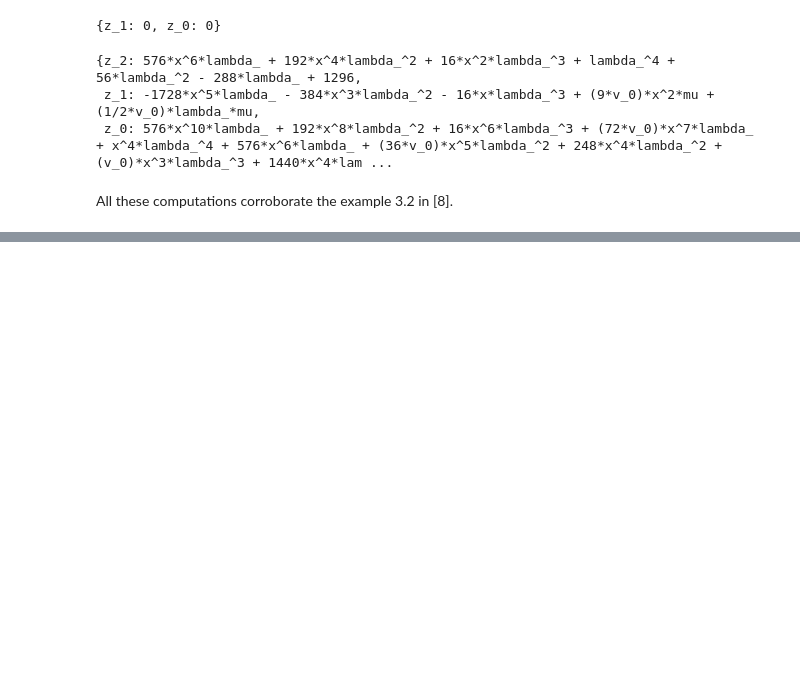
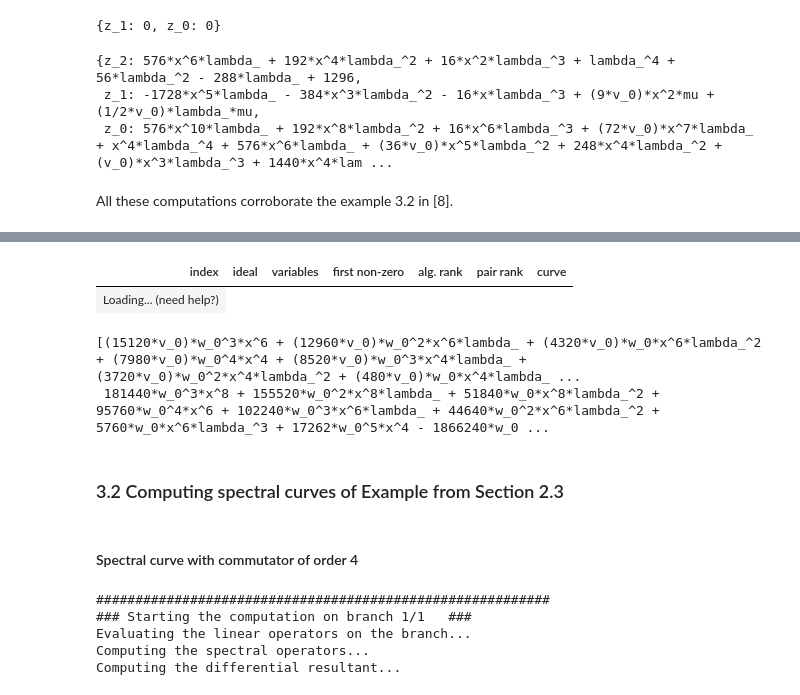
Before and after one commit to Antonio-JP/dalgebra, a Jupyter notebook: notebooks/non-trivial-commutators.ipynb, the cells around one changed output, grey strips where cells are left out. Saved outputs shown, nothing was run; the diff lists cells and outputs as text; code cells hidden in the pictures; blank space fills up the shorter version.

Commit message:
Partially implemented example from new reference   - Requires check why spectral_curves is not working in this example

```diff
--- a/notebooks/non-trivial-commutators.ipynb
+++ b/notebooks/non-trivial-commutators.ipynb
@@ -227,0 +227,7 @@ Finally, we would need to compute the subresultants to compute the GCD of the tw
+# %%
+B.<h,x> = QQ[]
+BD = DifferentialRing(B, lambda p : diff(p, x))
+R.<z> = DifferentialPolynomialRing(BD)
+
+L = z[3] - 6/x^2 * z[1] + (12/ x^3 + h)*z[0]
+U = [L.coefficient(z[i]).coefficients()[0] for i in range(L.order()-1)]; dict(enumerate(U))
@@ -380,0 +457,2 @@ op1 = L-l*w[0]; op2 = tP3 - m*w[0]; op3 = tP5 - m*w[0]
+# %%
+final_output_8 = spectral_curve_by_branch(L_8, P_8, output_8)
@@ -380,0 +469,22 @@ op1 = L-l*w[0]; op2 = tP3 - m*w[0]; op3 = tP5 - m*w[0]
+# %%
+table_spectral_curve(output_8, final_output_8)
+# %% [output]
+| index | ideal | variables | first non-zero | alg. rank | pair rank | curve |
+| Loading... (need help?) |
+# %%
+[el.wrapped % final_output_8[output_8[6]]["h"][0] for el in final_output_8[output_8[6]]["first_nonzero"][1].coefficients()]
+# %% [output]
+[(15120*v_0)*w_0^3*x^6 + (12960*v_0)*w_0^2*x^6*lambda_ + (4320*v_0)*w_0*x^6*lambda_^2 + (7980*v_0)*w_0^4*x^4 + (8520*v_0)*w_0^3*x^4*lambda_ + (3720*v_0)*w_0^2*x^4*lambda_^2 + (480*v_0)*w_0*x^4*lambda_ ...
+ 181440*w_0^3*x^8 + 155520*w_0^2*x^8*lambda_ + 51840*w_0*x^8*lambda_^2 + 95760*w_0^4*x^6 + 102240*w_0^3*x^6*lambda_ + 44640*w_0^2*x^6*lambda_^2 + 5760*w_0*x^6*lambda_^3 + 17262*w_0^5*x^4 - 1866240*w_0 ...
+# %% [markdown]
+### 3.2 Computing spectral curves of Example from Section 2.3
+# %% [markdown]
+#### Spectral curve with commutator of order 4
+# %%
+final_output_9_4 = spectral_curve_by_branch(L_9_4, P_9_4, output_9_4)
+# %% [output]
+##########################################################
+### Starting the computation on branch 1/1   ###
+Evaluating the linear operators on the branch...
+Computing the spectral operators...
+Computing the differential resultant...
```
Also changed, not shown: parts of 47 cells of this notebook, 2 other files.
